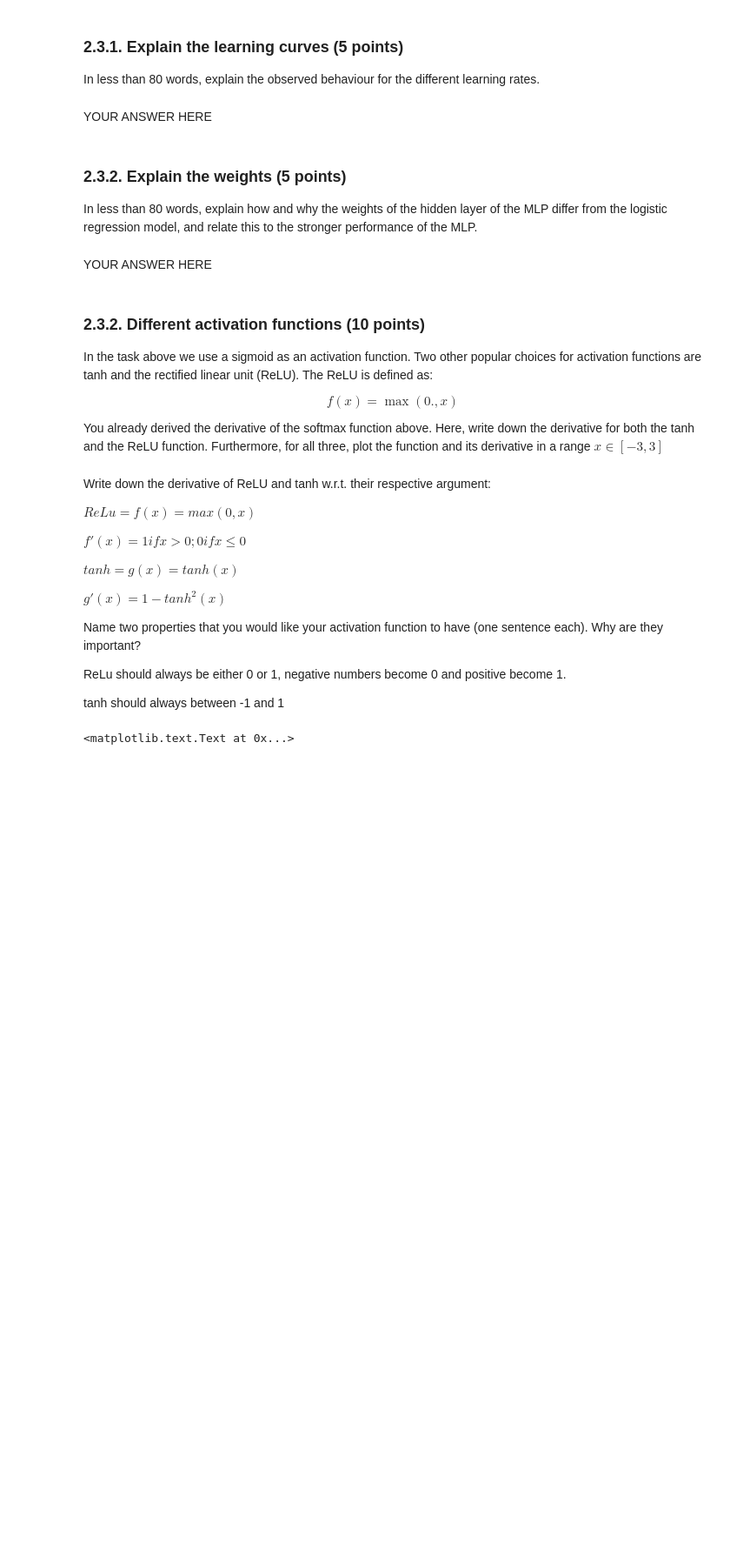
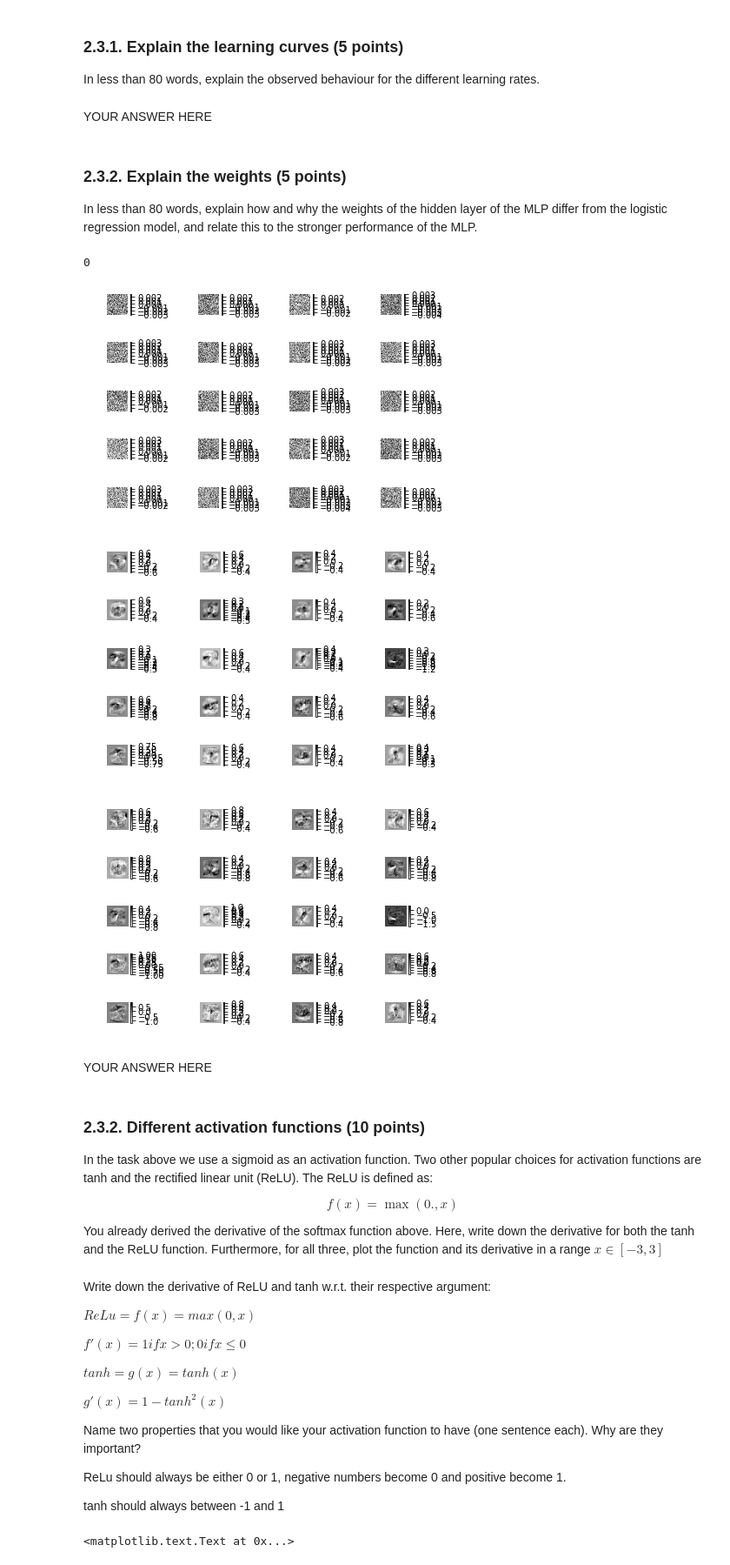
Before and after one commit to MBonnee/ML1, a Jupyter notebook: lab2/lab2.ipynb, the cells around one changed output. Shown at 87% size. Drawn from its saved outputs; the diff is of its cells as text; code cells hidden in the pictures; blank space fills up the shorter version.

Commit message:
Added the plot of weights

```diff
--- a/lab2/lab2.ipynb
+++ b/lab2/lab2.ipynb
@@ -661,7 +661,11 @@ class MLP():
     def train(self, x_train, t_train, x_test, t_test, eta, epochs):
         train_logp = np.zeros(epochs)
         validation_logp = np.zeros(epochs)
+        weights_first_layer = np.zeros((epochs,28*28, 20))
+        weights_second_layer = np.zeros((epochs, 20, 10))
         for epoch in range(epochs):
+            weights_first_layer[epoch] = self.V
+            weights_second_layer[epoch] = self.W
             for x, t in zip(x_train, t_train):
                 h, log_p, log_Z, log_q = self.forward_propagation(x)
                 self.backward_propagation(x, t, h, log_Z, log_q, eta)
@@ -669,7 +673,7 @@ class MLP():
             train_logp[epoch] = self.logp(x_train, t_train)
             validation_logp[epoch] = self.logp(x_test, t_test)
 
-        return train_logp, validation_logp
+        return train_logp, validation_logp, weights_first_layer, weights_second_layer
 # %%
 # Hidden tests for efficiency
 # %%
@@ -678,10 +682,10 @@ class MLP():
 # Plot the weights of the first layer.
 
 mlp1 = MLP()
-train_logp1, validation_logp1 = mlp1.train(x_train, t_train, x_valid, t_valid, 1e-2, 10)
+train_logp1, validation_logp1, weights_first_layer1, weights_second_layer1 = mlp1.train(x_train, t_train, x_valid, t_valid, 1e-2, 10)
 
 mlp2 = MLP()
-train_logp2, validation_logp2 = mlp2.train(x_train, t_train, x_valid, t_valid, 1e-3, 10)
+train_logp2, validation_logp2, weights_first_layer2, weights_second_layer2 = mlp2.train(x_train, t_train, x_valid, t_valid, 1e-3, 10)
 
 mlp2 = MLP()
-train_logp3, validation_logp3 = mlp2.train(x_train, t_train, x_valid, t_valid, 1e-4, 10)
+train_logp3, validation_logp3, weights_first_layer3, weights_second_layer3 = mlp2.train(x_train, t_train, x_valid, t_valid, 1e-4, 10)
@@ -714,9 +736,14 @@ YOUR ANSWER HERE
 In less than 80 words, explain how and why the weights of the hidden layer of the MLP differ from the logistic regression model, and relate this to the stronger performance of the MLP.
 # %%
 # Plot the weights of the first layer for the best model
-
-# YOUR CODE HERE
-raise NotImplementedError()
+epochs = [0, 4, 8]
+for epoch in epochs:
+    plot_digits(weights_first_layer1[epoch].T, num_cols=4)
+# %% [output]
+0
+[figure, added]
+[figure, added]
+[figure, added]
 # %% [markdown]
 YOUR ANSWER HERE
 # %% [markdown]
```
Also changed, not shown: parts of 1 cell of this notebook.
